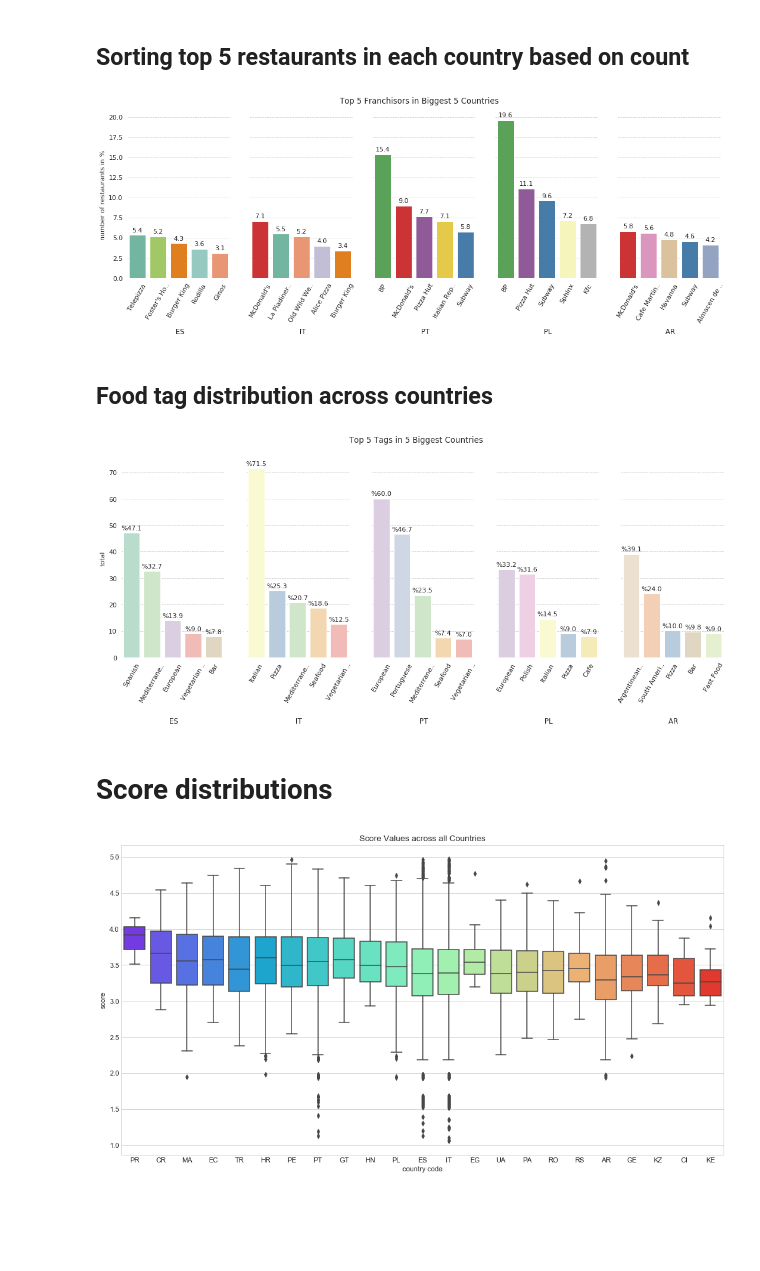
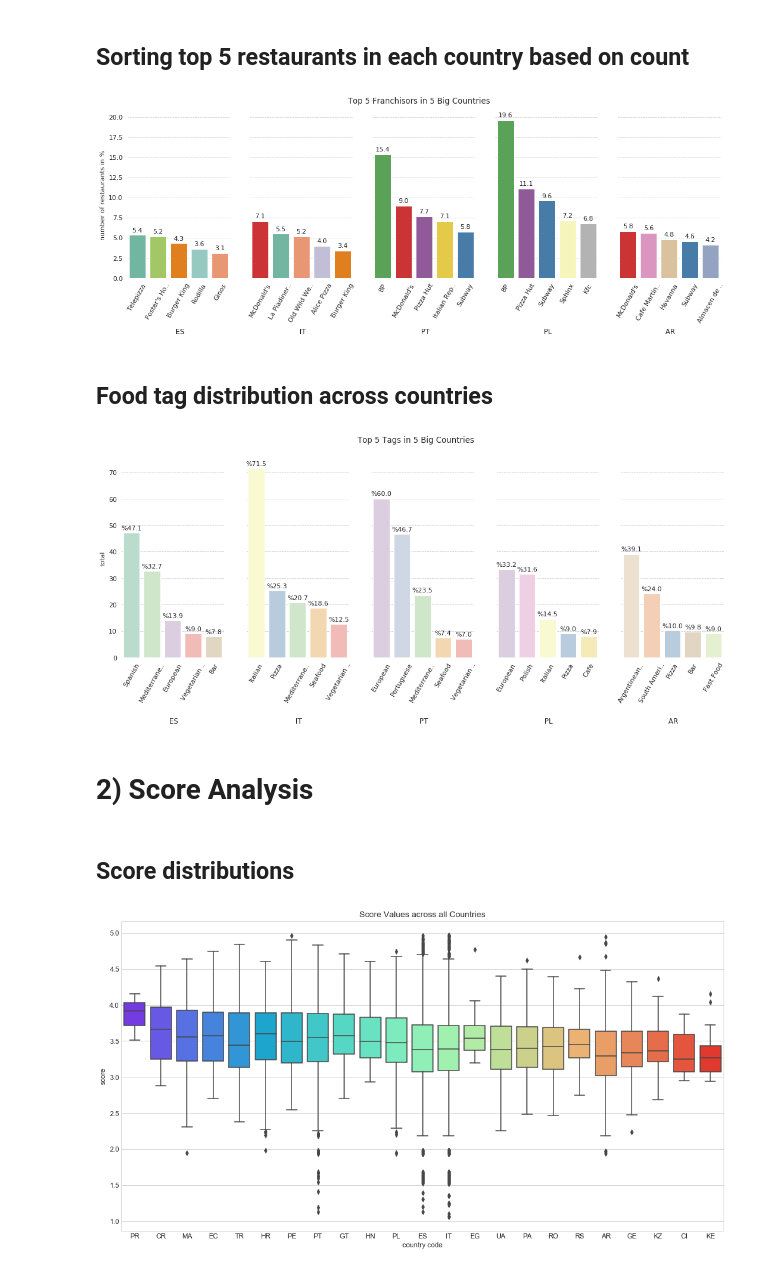
Before and after one commit to berkaygkv/Tripadvisor-analysis, a Jupyter notebook: Tripadvisor.ipynb, the cells around one changed output. Drawn from its saved outputs; the diff is of its cells as text; code cells hidden in the pictures; blank space fills up the shorter version.

```diff
--- a/Tripadvisor.ipynb
+++ b/Tripadvisor.ipynb
@@ -96,35 +96,35 @@ with sns.axes_style("white",{'axes.grid' : True ,'axes.edgecolor':'w',  'font.fa
     plt.Figure(figsize=(14,14))
     g = sns.FacetGrid(col='country code',data=top_5_rests,col_wrap=5, sharex=False, sharey=True, aspect=1, height=1)
     g.map(sns.barplot, 'name of restaurant',"perc", palette=dct)
     ax_1=g.axes[0]
     ax_1.set_ylabel('number of restaurants in %')
     for ax in g.axes:
 
         ax.set_xlabel(ax.get_title().split('country code =')[1],fontsize=12,labelpad=15)
         tick_labels=ax.get_xticklabels()
         edited_ticks=[]
         for l in tick_labels:
             l=l.get_text()
             if len(l)>11:
                 l=l[:11]+'..'
             edited_ticks.append(l)
         ax.set_xticklabels(edited_ticks)
         ax.grid(True,linestyle='--', alpha=0.2, axis='y', color='k')
         ax.set_title('')
         ax.xaxis.set_label_coords(0.5, -0.3)
         for i in ax.patches:
             y_width=i.get_width()/2
             y_val=i.get_height()
             y_val_formatted="%3.1f" % y_val
             x=i.get_x()
             ax.annotate(str(y_val_formatted),(x+y_width, y_val),ha='center',xytext=(0,5),textcoords='offset points')
     g.fig.set_size_inches(15,6)
     g.fig.subplots_adjust(wspace=3)
     g.set_xticklabels(rotation=60)
     g.fig.tight_layout()
-    _=g.fig.suptitle('Top 5 Franchisors in Biggest 5 Countries', y=0.9)
+    _=g.fig.suptitle('Top 5 Franchisors in 5 Big Countries', y=0.9)
 # %% [output]
-[figure, old version]
+[figure, new version]
 # %% [markdown]
 ## Food tag distribution across countries
 # %%
@@ -191,11 +191,13 @@ with sns.axes_style("white",{'axes.grid' : True ,'axes.edgecolor':'w',  'font.fa
     g.fig.subplots_adjust(wspace=3)
     g.set_xticklabels(rotation=60)
     g.fig.tight_layout()
-    _=g.fig.suptitle('Top 5 Tags in 5 Biggest Countries', y=1.05)
+    _=g.fig.suptitle('Top 5 Tags in 5 Big Countries', y=1.05)
 # %% [output]
-[figure, old version]
+[figure, new version]
+# %% [markdown]
+# 2) Score Analysis
 # %% [markdown]
-# Score distributions
+## Score distributions
 # %%
 df=df.copy().dropna(subset=['rating','# of reviews'])
 df['# of reviews'] = df['# of reviews'].str.replace(',','').astype(np.int32)
```
Also changed, not shown: parts of 6 cells of this notebook.
